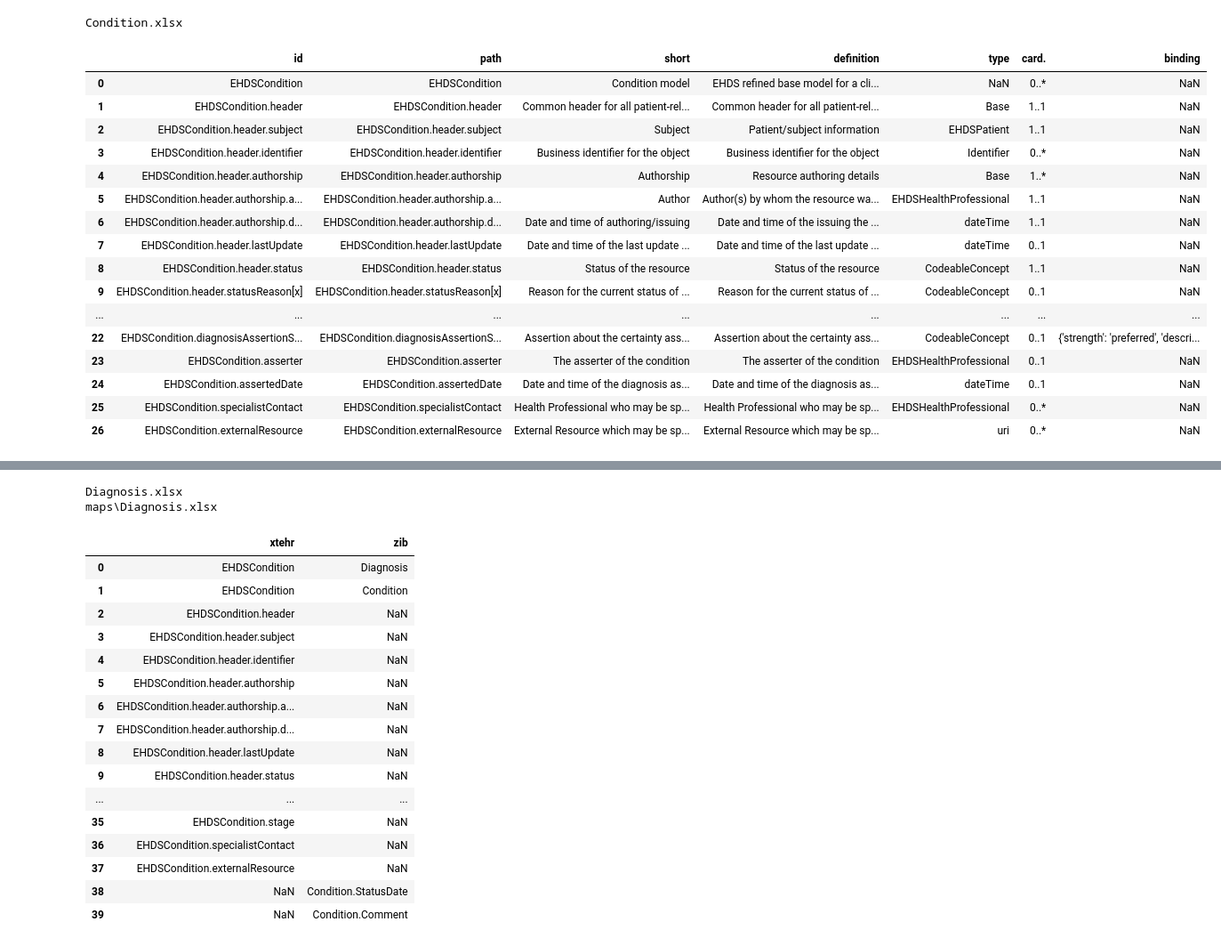
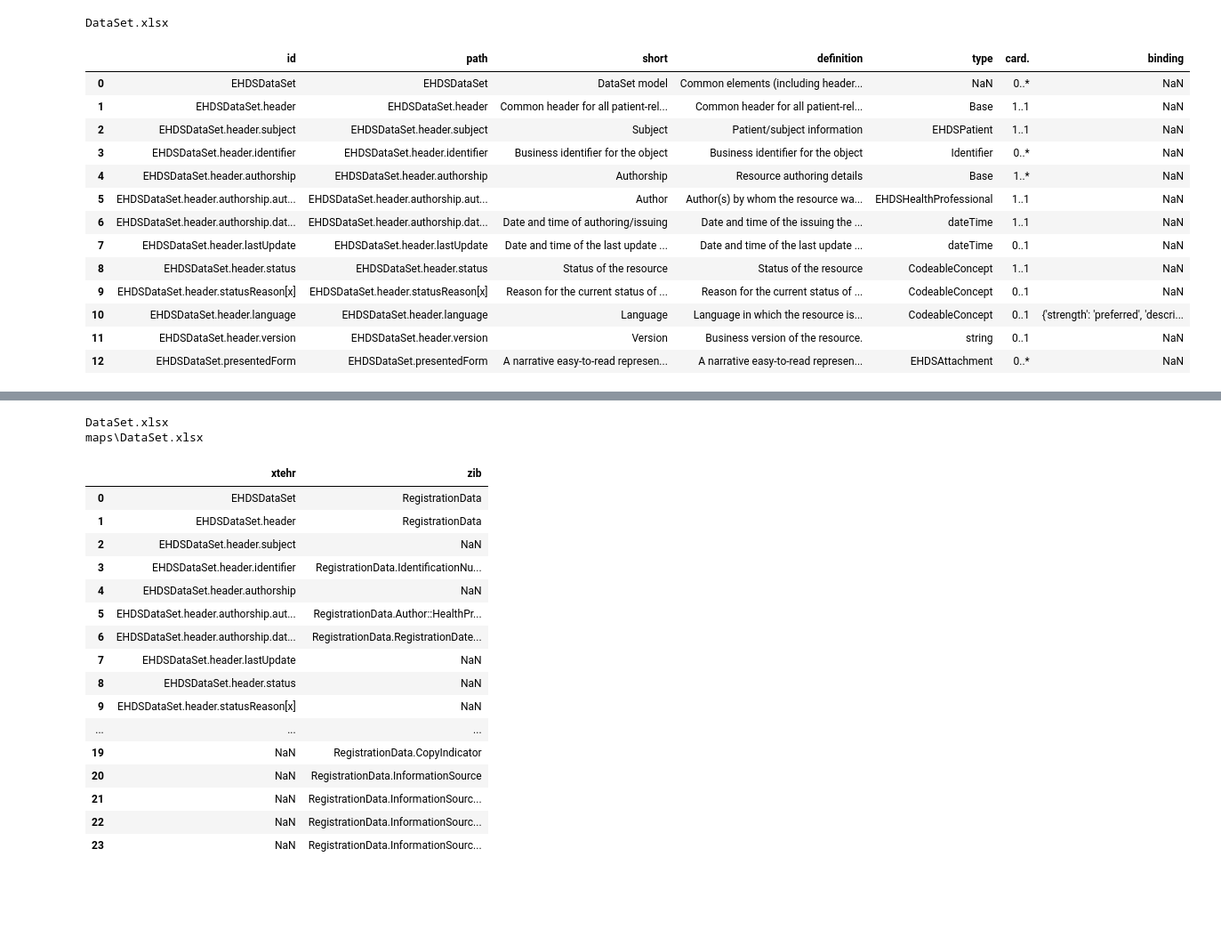
Before and after one commit to Nictiz/eu-nl-compared, a Jupyter notebook: mapping.ipynb, the cells around one changed output, grey strips where cells are left out. Shown at 89% size. Saved outputs shown, nothing was run; the diff lists cells and outputs as text; code cells hidden in the pictures; blank space fills up the shorter version.

Commit message:
Updated dataset mapping, added comments

```diff
--- a/mapping.ipynb
+++ b/mapping.ipynb
@@ -79,37 +76,34 @@ xlms = os.listdir(xlmspath)
  (14, 'Procedure.xlsx'),
  (15, 'Telecom.xlsx')]
 # %%
-xlm = xlms[4]
+xlm = xlms[5]
 print( xlm)
 xlmpath = os.path.join(xlmspath, xlm)
 xlmdf = pd.read_excel(xlmpath)
 xlmdf
 # only for device use and organization
 # xlm = xlms[7]
 # print( xlm)
 # xlmpath = os.path.join(xlmspath, xlm)
 # xlmdf2 = pd.read_excel(xlmpath)
 # xlmdf = pd.concat([xlmdf, xlmdf2], ignore_index=True)
 # xlmdf
 # %% [output]
-Condition.xlsx
+DataSet.xlsx
 |  | id | path | short | definition | type | card. | binding |
-| 0 | EHDSCondition | EHDSCondition | Condition model | EHDS refined base model for a cli... | NaN | 0..* | NaN |
-| 1 | EHDSCondition.header | EHDSCondition.header | Common header for all patient-rel... | Common header for all patient-rel... | Base | 1..1 | NaN |
-| 2 | EHDSCondition.header.subject | EHDSCondition.header.subject | Subject | Patient/subject information | EHDSPatient | 1..1 | NaN |
-| 3 | EHDSCondition.header.identifier | EHDSCondition.header.identifier | Business identifier for the object | Business identifier for the object | Identifier | 0..* | NaN |
-| 4 | EHDSCondition.header.authorship | EHDSCondition.header.authorship | Authorship | Resource authoring details | Base | 1..* | NaN |
-| 5 | EHDSCondition.header.authorship.a... | EHDSCondition.header.authorship.a... | Author | Author(s) by whom the resource wa... | EHDSHealthProfessional | 1..1 | NaN |
-| 6 | EHDSCondition.header.authorship.d... | EHDSCondition.header.authorship.d... | Date and time of authoring/issuing | Date and time of the issuing the ... | dateTime | 1..1 | NaN |
-| 7 | EHDSCondition.header.lastUpdate | EHDSCondition.header.lastUpdate | Date and time of the last update ... | Date and time of the last update ... | dateTime | 0..1 | NaN |
-| 8 | EHDSCondition.header.status | EHDSCondition.header.status | Status of the resource | Status of the resource | CodeableConcept | 1..1 | NaN |
-| 9 | EHDSCondition.header.statusReason[x] | EHDSCondition.header.statusReason[x] | Reason for the current status of ... | Reason for the current status of ... | CodeableConcept | 0..1 | NaN |
-| ... | ... | ... | ... | ... | ... | ... | ... |
-| 22 | EHDSCondition.diagnosisAssertionS... | EHDSCondition.diagnosisAssertionS... | Assertion about the certainty ass... | Assertion about the certainty ass... | CodeableConcept | 0..1 | {'strength': 'preferred', 'descri... |
-| 23 | EHDSCondition.asserter | EHDSCondition.asserter | The asserter of the condition | The asserter of the condition | EHDSHealthProfessional | 0..1 | NaN |
-| 24 | EHDSCondition.assertedDate | EHDSCondition.assertedDate | Date and time of the diagnosis as... | Date and time of the diagnosis as... | dateTime | 0..1 | NaN |
-| 25 | EHDSCondition.specialistContact | EHDSCondition.specialistContact | Health Professional who may be sp... | Health Professional who may be sp... | EHDSHealthProfessional | 0..* | NaN |
-| 26 | EHDSCondition.externalResource | EHDSCondition.externalResource | External Resource which may be sp... | External Resource which may be sp... | uri | 0..* | NaN |
+| 0 | EHDSDataSet | EHDSDataSet | DataSet model | Common elements (including header... | NaN | 0..* | NaN |
+| 1 | EHDSDataSet.header | EHDSDataSet.header | Common header for all patient-rel... | Common header for all patient-rel... | Base | 1..1 | NaN |
+| 2 | EHDSDataSet.header.subject | EHDSDataSet.header.subject | Subject | Patient/subject information | EHDSPatient | 1..1 | NaN |
+| 3 | EHDSDataSet.header.identifier | EHDSDataSet.header.identifier | Business identifier for the object | Business identifier for the object | Identifier | 0..* | NaN |
+| 4 | EHDSDataSet.header.authorship | EHDSDataSet.header.authorship | Authorship | Resource authoring details | Base | 1..* | NaN |
+| 5 | EHDSDataSet.header.authorship.aut... | EHDSDataSet.header.authorship.aut... | Author | Author(s) by whom the resource wa... | EHDSHealthProfessional | 1..1 | NaN |
+| 6 | EHDSDataSet.header.authorship.dat... | EHDSDataSet.header.authorship.dat... | Date and time of authoring/issuing | Date and time of the issuing the ... | dateTime | 1..1 | NaN |
+| 7 | EHDSDataSet.header.lastUpdate | EHDSDataSet.header.lastUpdate | Date and time of the last update ... | Date and time of the last update ... | dateTime | 0..1 | NaN |
+| 8 | EHDSDataSet.header.status | EHDSDataSet.header.status | Status of the resource | Status of the resource | CodeableConcept | 1..1 | NaN |
+| 9 | EHDSDataSet.header.statusReason[x] | EHDSDataSet.header.statusReason[x] | Reason for the current status of ... | Reason for the current status of ... | CodeableConcept | 0..1 | NaN |
+| 10 | EHDSDataSet.header.language | EHDSDataSet.header.language | Language | Language in which the resource is... | CodeableConcept | 0..1 | {'strength': 'preferred', 'descri... |
+| 11 | EHDSDataSet.header.version | EHDSDataSet.header.version | Version | Business version of the resource. | string | 0..1 | NaN |
+| 12 | EHDSDataSet.presentedForm | EHDSDataSet.presentedForm | A narrative easy-to-read represen... | A narrative easy-to-read represen... | EHDSAttachment | 0..* | NaN |
 # %%
 mapbase = 'maps'
 maps = os.listdir(mapbase)
@@ -131,32 +125,32 @@ maps = os.listdir(mapbase)
  (13, 'xtehr2zibs'),
  (14, 'xtehr2zibs2024')]
 # %%
-file = maps[6]
+file = maps[4]
 print(file)
 mappath = os.path.join(mapbase, file)
 print(mappath)
 mapdf = pd.read_excel(mappath)
 mapdf
 # %% [output]
-Diagnosis.xlsx
-maps\Diagnosis.xlsx
+DataSet.xlsx
+maps\DataSet.xlsx
 |  | xtehr | zib |
-| 0 | EHDSCondition | Diagnosis |
-| 1 | EHDSCondition | Condition |
-| 2 | EHDSCondition.header | NaN |
-| 3 | EHDSCondition.header.subject | NaN |
-| 4 | EHDSCondition.header.identifier | NaN |
-| 5 | EHDSCondition.header.authorship | NaN |
-| 6 | EHDSCondition.header.authorship.a... | NaN |
-| 7 | EHDSCondition.header.authorship.d... | NaN |
-| 8 | EHDSCondition.header.lastUpdate | NaN |
-| 9 | EHDSCondition.header.status | NaN |
+| 0 | EHDSDataSet | RegistrationData |
+| 1 | EHDSDataSet.header | RegistrationData |
+| 2 | EHDSDataSet.header.subject | NaN |
+| 3 | EHDSDataSet.header.identifier | RegistrationData.IdentificationNu... |
+| 4 | EHDSDataSet.header.authorship | NaN |
+| 5 | EHDSDataSet.header.authorship.aut... | RegistrationData.Author::HealthPr... |
+| 6 | EHDSDataSet.header.authorship.dat... | RegistrationData.RegistrationDate... |
+| 7 | EHDSDataSet.header.lastUpdate | NaN |
+| 8 | EHDSDataSet.header.status | NaN |
+| 9 | EHDSDataSet.header.statusReason[x] | NaN |
 | ... | ... | ... |
-| 35 | EHDSCondition.stage | NaN |
-| 36 | EHDSCondition.specialistContact | NaN |
-| 37 | EHDSCondition.externalResource | NaN |
-| 38 | NaN | Condition.StatusDate |
-| 39 | NaN | Condition.Comment |
+| 19 | NaN | RegistrationData.CopyIndicator |
+| 20 | NaN | RegistrationData.InformationSource |
+| 21 | NaN | RegistrationData.InformationSourc... |
+| 22 | NaN | RegistrationData.InformationSourc... |
+| 23 | NaN | RegistrationData.InformationSourc... |
 # %%
 mapping = mapdf[['xtehr', 'zib']].merge(zibdf.add_suffix('_zib'), left_on='zib', right_on='path_zib', how='outer').merge(xlmdf.add_suffix('_xtehr'), left_on='xtehr', right_on='path_xtehr', how='outer')
 mapping
```
Also changed, not shown: parts of 5 cells of this notebook, 5 other files.
